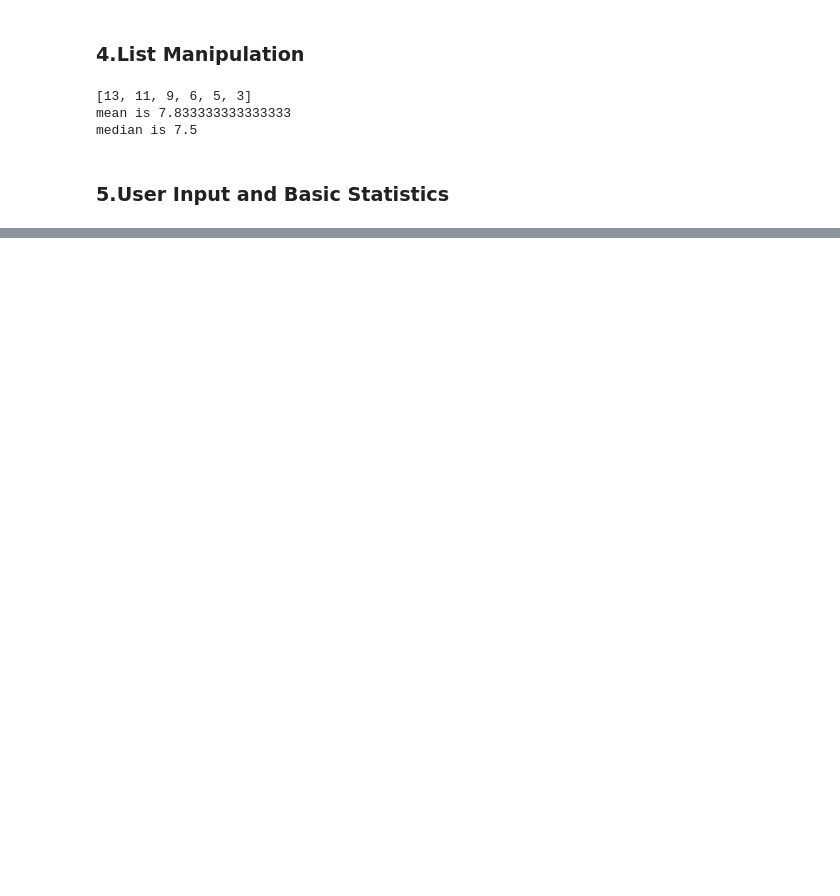
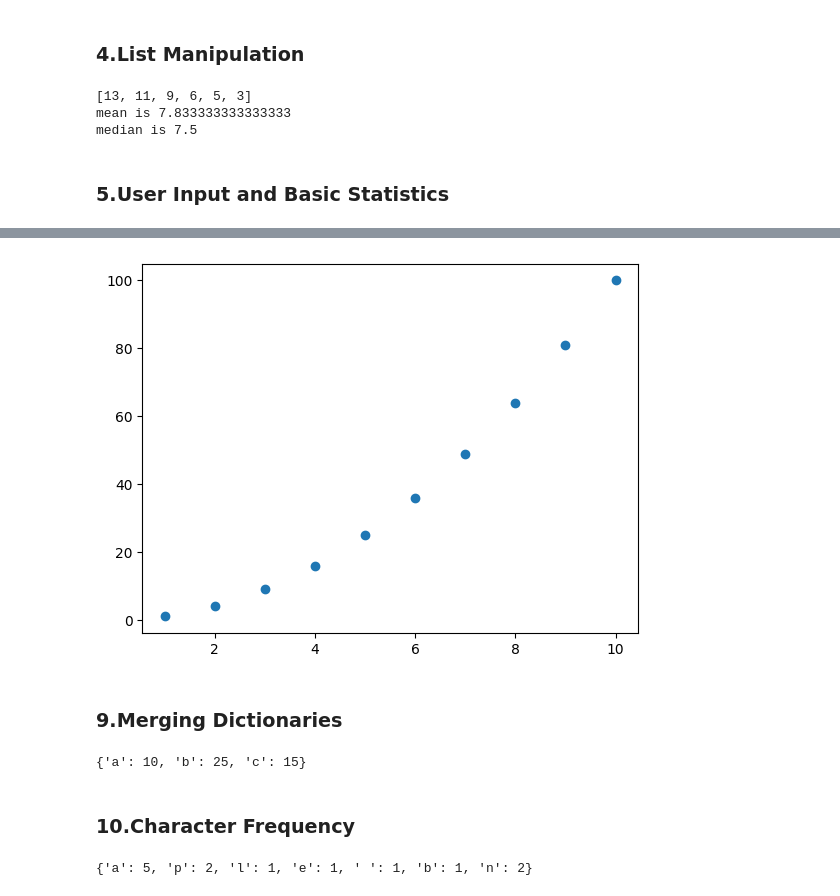
Before and after one commit to AceAryan/ES114-Prereq, a Jupyter notebook: pythonprereq.ipynb, the cells around one changed output, grey strips where cells are left out. Drawn from its saved outputs; the diff is of its cells as text; code cells hidden in the pictures; blank space fills up the shorter version.

```diff
--- a/pythonprereq.ipynb
+++ b/pythonprereq.ipynb
@@ -101,20 +99,20 @@ plt.show()
 # %% [markdown]
 ### 4.List Manipulation
 # %%
-list=[3,5,7,9,11,13]
-list.insert(3,6)
-list.remove(7)
-list=list[::-1]
+list1=[3,5,7,9,11,13]
+list1.insert(3,6)
+list1.remove(7)
+list1=list1[::-1]
 
 sum=0
 count=0
-for i in list:
+for i in list1:
     sum+=i
     count+=1
 mean=sum/count
-median=(list[count//2-1]+list[count//2])/2
+median=(list1[count//2-1]+list1[count//2])/2
 
-print(list)
+print(list1)
 print(f"mean is {mean}\nmedian is {median}")
 # %% [output]
 [13, 11, 9, 6, 5, 3]
@@ -134,0 +217,43 @@ mean=sum/count
+# %%
+import matplotlib.pyplot as plt
+
+x_list=[]
+y_list=[]
+
+for i in range(1,11):
+    x_list.append(i)
+    y_list.append(i*i)
+
+plt.scatter(x_list,y_list)
+plt.show()
+# %% [output]
+[figure, added]
+# %% [markdown]
+### 9.Merging Dictionaries
+# %%
+dict1 = {'a': 10, 'b': 20}
+dict2 = {'b': 5, 'c': 15}
+
+for key in dict2:
+    if key in dict1:
+        dict1[key]+=dict2[key]
+    else:
+       dict1[key]=dict2[key]
+
+print(dict1)
+# %% [output]
+{'a': 10, 'b': 25, 'c': 15}
+# %% [markdown]
+### 10.Character Frequency
+# %%
+string = input()
+string.lower()
+
+frequency = {}
+for char in string:
+    if char != ' ':
+        frequency[char] = frequency.get(char, 0) + 1
+
+print(frequency)
+# %% [output]
+{'a': 5, 'p': 2, 'l': 1, 'e': 1, ' ': 1, 'b': 1, 'n': 2}
```
Also changed, not shown: parts of 26 cells of this notebook, 1 other file.
